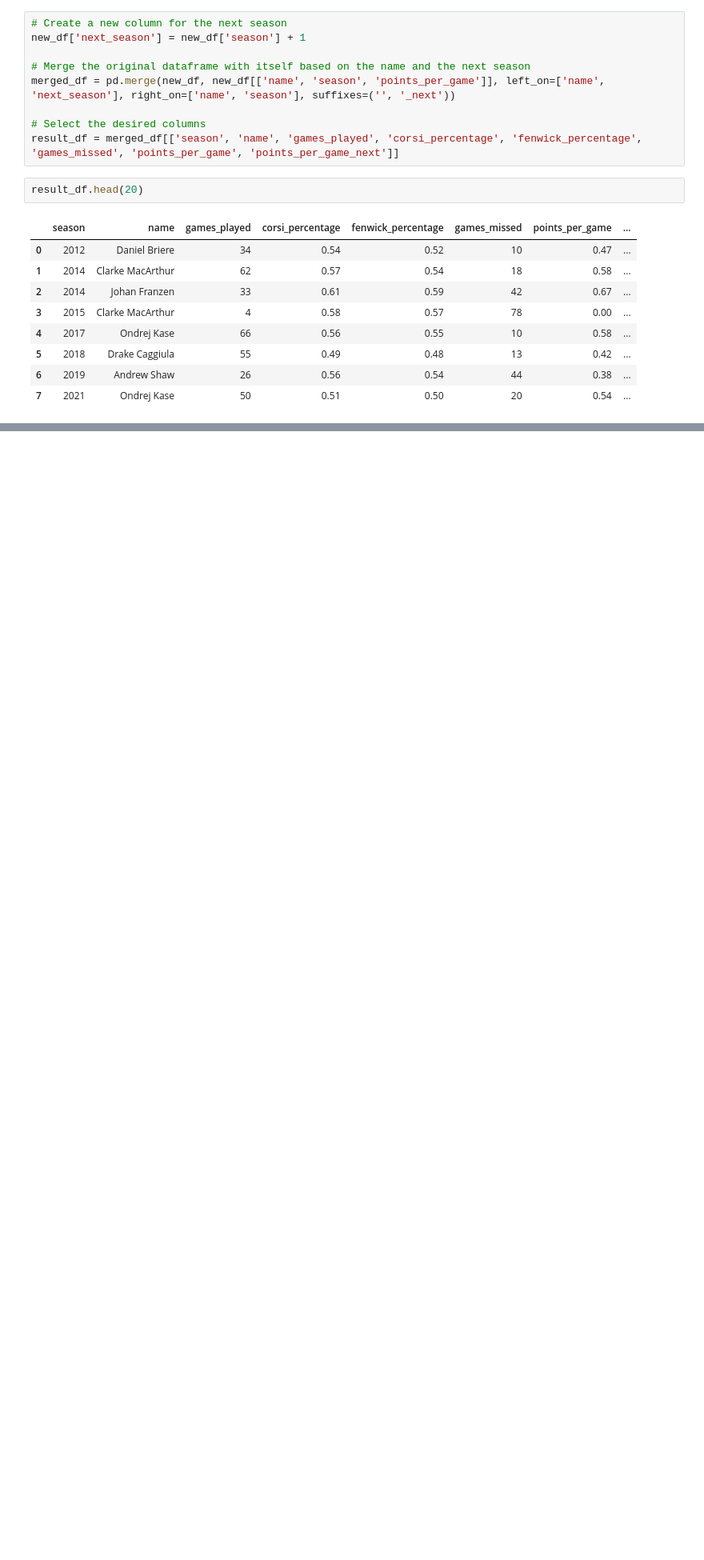
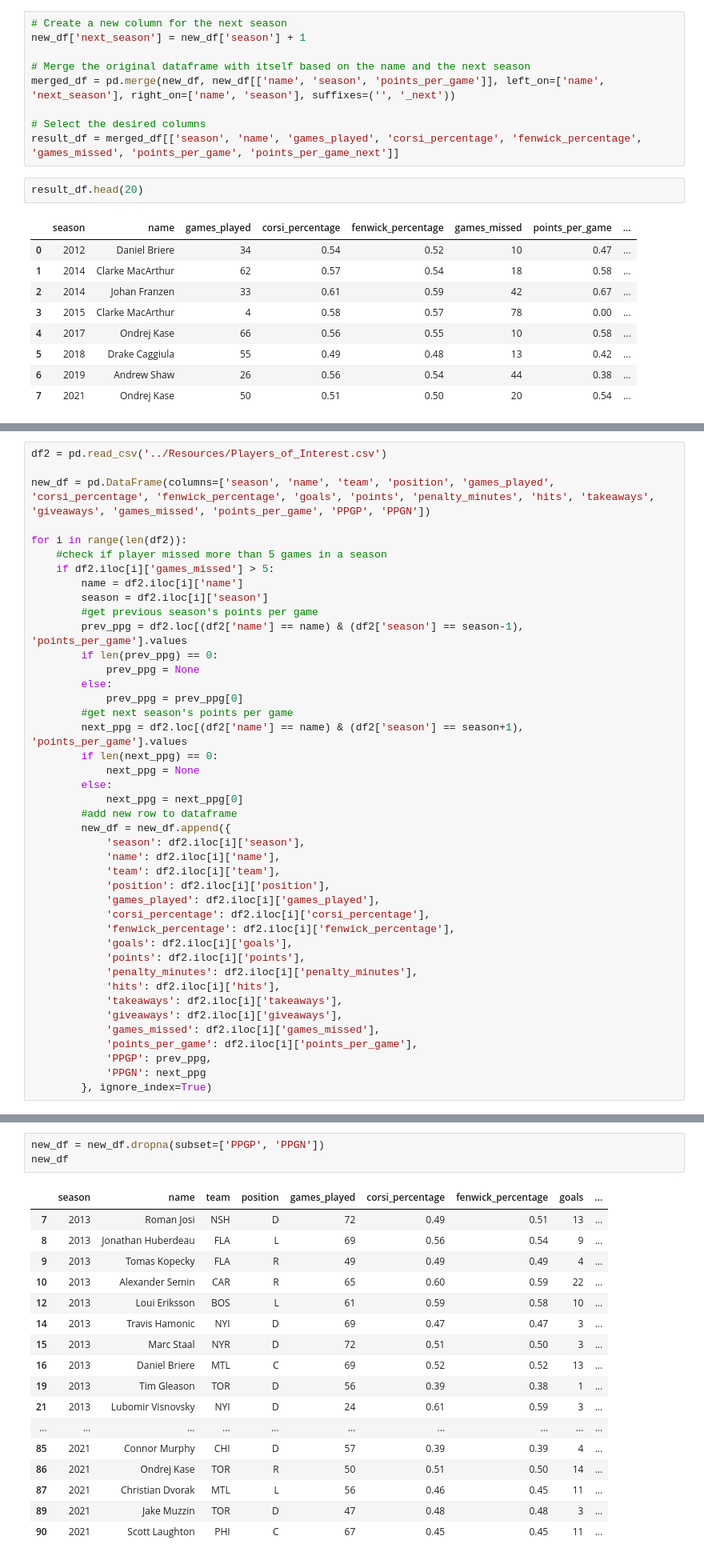
Before and after one commit to Tyler-Sweeting/NHL_Concussion_Analysis, a Jupyter notebook: MachineLearning/DataExploration.ipynb, the cells around one changed output, grey strips where cells are left out. Shown at 80% size. Cells and saved outputs as stored; diff of their text form; blank space fills up the shorter version.

Commit message:
finished data exploration

```diff
--- a/MachineLearning/DataExploration.ipynb
+++ b/MachineLearning/DataExploration.ipynb
@@ -226,0 +281,42 @@ result_df.head(20)
+# %%
+df2 = pd.read_csv('../Resources/Players_of_Interest.csv')
+
+new_df = pd.DataFrame(columns=['season', 'name', 'team', 'position', 'games_played', 'corsi_percentage', 'fenwick_percentage', 'goals', 'points', 'penalty_minutes', 'hits', 'takeaways', 'giveaways', 'games_missed', 'points_per_game', 'PPGP', 'PPGN'])
+
+for i in range(len(df2)):
+    #check if player missed more than 5 games in a season
+    if df2.iloc[i]['games_missed'] > 5:
+        name = df2.iloc[i]['name']
+        season = df2.iloc[i]['season']
+        #get previous season's points per game
+        prev_ppg = df2.loc[(df2['name'] == name) & (df2['season'] == season-1), 'points_per_game'].values
+        if len(prev_ppg) == 0:
+            prev_ppg = None
+        else:
+            prev_ppg = prev_ppg[0]
+        #get next season's points per game
+        next_ppg = df2.loc[(df2['name'] == name) & (df2['season'] == season+1), 'points_per_game'].values
+        if len(next_ppg) == 0:
+            next_ppg = None
+        else:
+            next_ppg = next_ppg[0]
+        #add new row to dataframe
+        new_df = new_df.append({
+            'season': df2.iloc[i]['season'],
+            'name': df2.iloc[i]['name'],
+            'team': df2.iloc[i]['team'],
+            'position': df2.iloc[i]['position'],
+            'games_played': df2.iloc[i]['games_played'],
+            'corsi_percentage': df2.iloc[i]['corsi_percentage'],
+            'fenwick_percentage': df2.iloc[i]['fenwick_percentage'],
+            'goals': df2.iloc[i]['goals'],
+            'points': df2.iloc[i]['points'],
+            'penalty_minutes': df2.iloc[i]['penalty_minutes'],
+            'hits': df2.iloc[i]['hits'],
+            'takeaways': df2.iloc[i]['takeaways'],
+            'giveaways': df2.iloc[i]['giveaways'],
+            'games_missed': df2.iloc[i]['games_missed'],
+            'points_per_game': df2.iloc[i]['points_per_game'],
+            'PPGP': prev_ppg,
+            'PPGN': next_ppg
+        }, ignore_index=True)
@@ -226,0 +339,21 @@ result_df.head(20)
+# %%
+new_df = new_df.dropna(subset=['PPGP', 'PPGN'])
+new_df
+# %% [output]
+|  | season | name | team | position | games_played | corsi_percentage | fenwick_percentage | goals | ... |
+| 7 | 2013 | Roman Josi | NSH | D | 72 | 0.49 | 0.51 | 13 | ... |
+| 8 | 2013 | Jonathan Huberdeau | FLA | L | 69 | 0.56 | 0.54 | 9 | ... |
+| 9 | 2013 | Tomas Kopecky | FLA | R | 49 | 0.49 | 0.49 | 4 | ... |
+| 10 | 2013 | Alexander Semin | CAR | R | 65 | 0.60 | 0.59 | 22 | ... |
+| 12 | 2013 | Loui Eriksson | BOS | L | 61 | 0.59 | 0.58 | 10 | ... |
+| 14 | 2013 | Travis Hamonic | NYI | D | 69 | 0.47 | 0.47 | 3 | ... |
+| 15 | 2013 | Marc Staal | NYR | D | 72 | 0.51 | 0.50 | 3 | ... |
+| 16 | 2013 | Daniel Briere | MTL | C | 69 | 0.52 | 0.52 | 13 | ... |
+| 19 | 2013 | Tim Gleason | TOR | D | 56 | 0.39 | 0.38 | 1 | ... |
+| 21 | 2013 | Lubomir Visnovsky | NYI | D | 24 | 0.61 | 0.59 | 3 | ... |
+| ... | ... | ... | ... | ... | ... | ... | ... | ... | ... |
+| 85 | 2021 | Connor Murphy | CHI | D | 57 | 0.39 | 0.39 | 4 | ... |
+| 86 | 2021 | Ondrej Kase | TOR | R | 50 | 0.51 | 0.50 | 14 | ... |
+| 87 | 2021 | Christian Dvorak | MTL | L | 56 | 0.46 | 0.45 | 11 | ... |
+| 89 | 2021 | Jake Muzzin | TOR | D | 47 | 0.48 | 0.48 | 3 | ... |
+| 90 | 2021 | Scott Laughton | PHI | C | 67 | 0.45 | 0.45 | 11 | ... |
```
Also changed, not shown: parts of 5 cells of this notebook, 1 other file.
